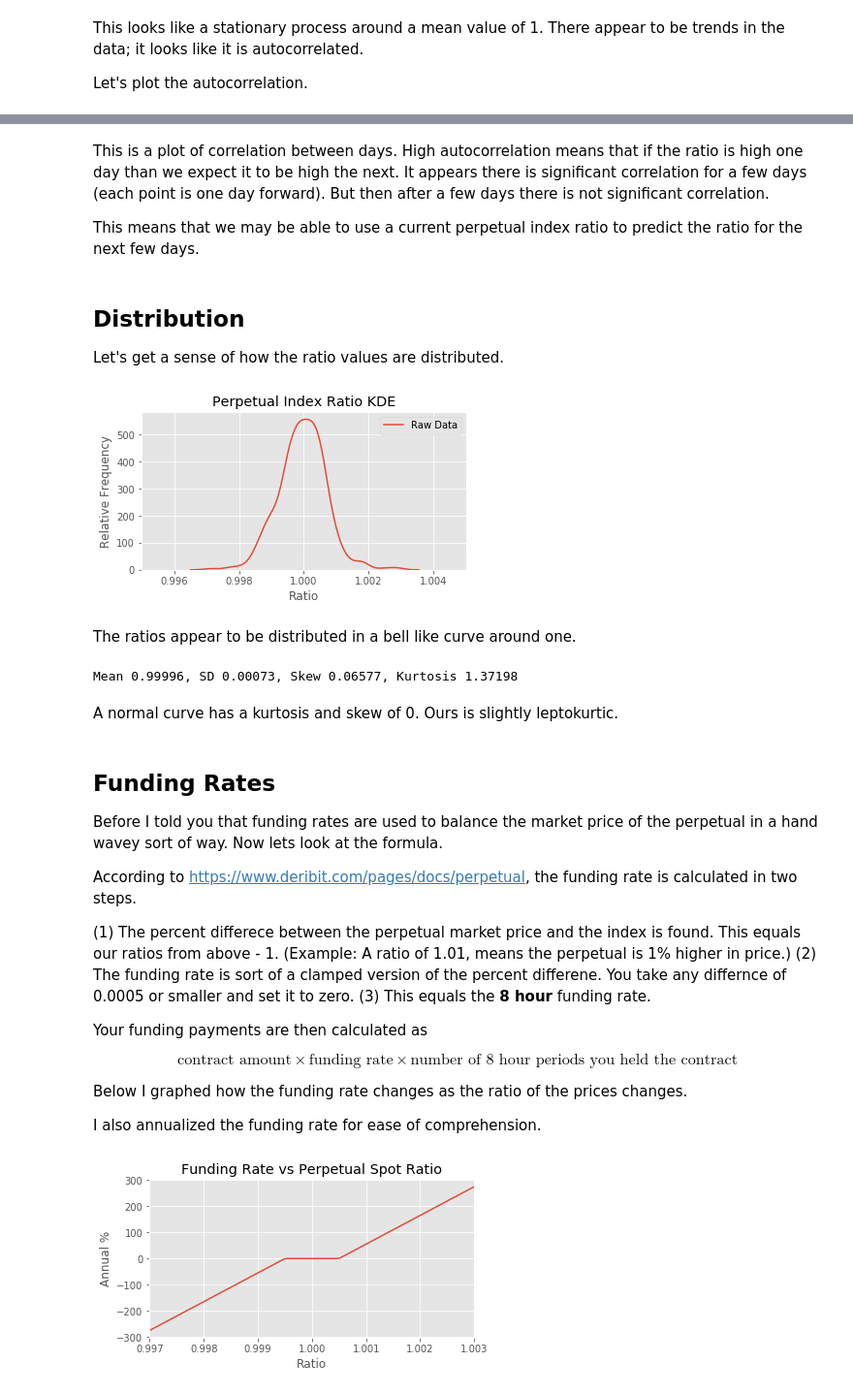
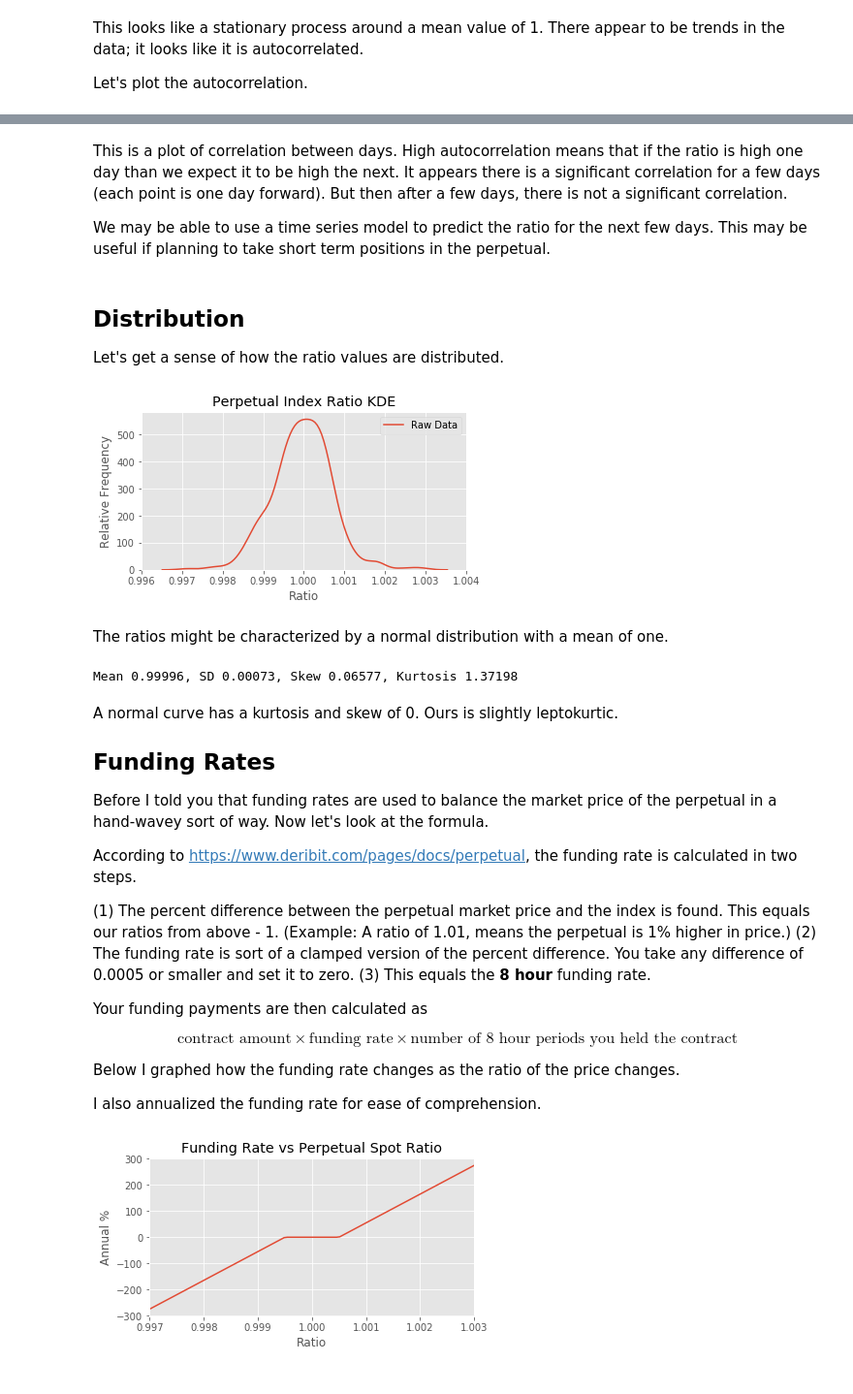
Before and after one commit to christopher-siewert/christopher-siewert.github.io, a Jupyter notebook: _notebooks/2019-05-20-bitcoin-futures-arbitrage-part-3.ipynb, the cells around one changed output, grey strips where cells are left out. Shown at 97% size. Saved outputs shown, nothing was run; the diff lists cells and outputs as text; code cells hidden in the pictures.

```diff
--- a/_notebooks/2019-05-20-bitcoin-futures-arbitrage-part-3.ipynb
+++ b/_notebooks/2019-05-20-bitcoin-futures-arbitrage-part-3.ipynb
@@ -77,7 +76,7 @@ from statsmodels.graphics.tsaplots import plot_acf
 plt.style.use('ggplot')
 # %%
 # Read all historical sales data and index data
-df = pd.read_csv('downloads/BTC-PERPETUAL.txt')
+df = pd.read_csv('/home/chris/code/deribit-future-arb/downloads/BTC-PERPETUAL.txt')
 # %%
 # Properly index the pandas dataframe
 df['date'] = pd.to_datetime(df['timestamp'], unit='ms')
@@ -122,44 +122,45 @@ _ = plot_acf(df_D['ratio'])
 # %% [markdown]
-This is a plot of correlation between days. High autocorrelation means that if the ratio is high one day than we expect it to be high the next. It appears there is significant correlation for a few days (each point is one day forward). But then after a few days there is not significant correlation.
+This is a plot of correlation between days. High autocorrelation means that if the ratio is high one day than we expect it to be high the next. It appears there is a significant correlation for a few days (each point is one day forward). But then after a few days, there is not a significant correlation.
 
-This means that we may be able to use a current perpetual index ratio to predict the ratio for the next few days.
+We may be able to use a time series model to predict the ratio for the next few days. This may be useful if planning to take short term positions in the perpetual.
 # %% [markdown]
 ## Distribution
 
 Let's get a sense of how the ratio values are distributed.
 # %%
+figsize(6, 3)
 sns.kdeplot(df_D['ratio'], label='Raw Data')
 plt.xlabel('Ratio')
 plt.ylabel('Relative Frequency')
 plt.title('Perpetual Index Ratio KDE')
-plt.xlim([0.995,1.005])
+plt.xlim([0.996,1.004])
 plt.show()
 # %% [output]
-[figure, old version]
+[figure, new version]
-# %% [markdown]
-The ratios appear to be distributed in a bell like curve around one.
+# %% [markdown]
+The ratios might be characterized by a normal distribution with a mean of one.
 # %%
 print('Mean ' + str(round(df_D["ratio"].mean(), 5)) + ', SD ' + str(round(df_D["ratio"].std(), 5)) + ', Skew ' + str(round(scipy.stats.skew(df_D["ratio"]), 5)) + ', Kurtosis ' + str(round(scipy.stats.kurtosis(df_D["ratio"]), 5)))
 # %% [output]
 Mean 0.99996, SD 0.00073, Skew 0.06577, Kurtosis 1.37198
-# %% [markdown]
-A normal curve has a kurtosis and skew of 0. Ours is slightly leptokurtic.
 # %% [markdown]
+A normal curve has a kurtosis and skew of 0. Ours is slightly leptokurtic.
+
 ## Funding Rates
 
-Before I told you that funding rates are used to balance the market price of the perpetual in a hand wavey sort of way. Now lets look at the formula.
+Before I told you that funding rates are used to balance the market price of the perpetual in a hand-wavey sort of way. Now let's look at the formula.
 
 According to https://www.deribit.com/pages/docs/perpetual, the funding rate is calculated in two steps.
 
-(1) The percent differece between the perpetual market price and the index is found. This equals our ratios from above - 1. (Example: A ratio of 1.01, means the perpetual is 1% higher in price.)
-(2) The funding rate is sort of a clamped version of the percent differene. You take any differnce of 0.0005 or smaller and set it to zero.
+(1) The percent difference between the perpetual market price and the index is found. This equals our ratios from above - 1. (Example: A ratio of 1.01, means the perpetual is 1% higher in price.)
+(2) The funding rate is sort of a clamped version of the percent difference. You take any difference of 0.0005 or smaller and set it to zero.
 (3) This equals the **8 hour** funding rate.
 
 Your funding payments are then calculated as
 
 $$\text{contract amount} \times \text{funding rate} \times \text{number of 8 hour periods you held the contract}$$
 
-Below I graphed how the funding rate changes as the ratio of the prices changes.
+Below I graphed how the funding rate changes as the ratio of the price changes.
 
 I also annualized the funding rate for ease of comprehension.
 # %%
```
Also changed, not shown: parts of 12 cells of this notebook, 54 other files.
